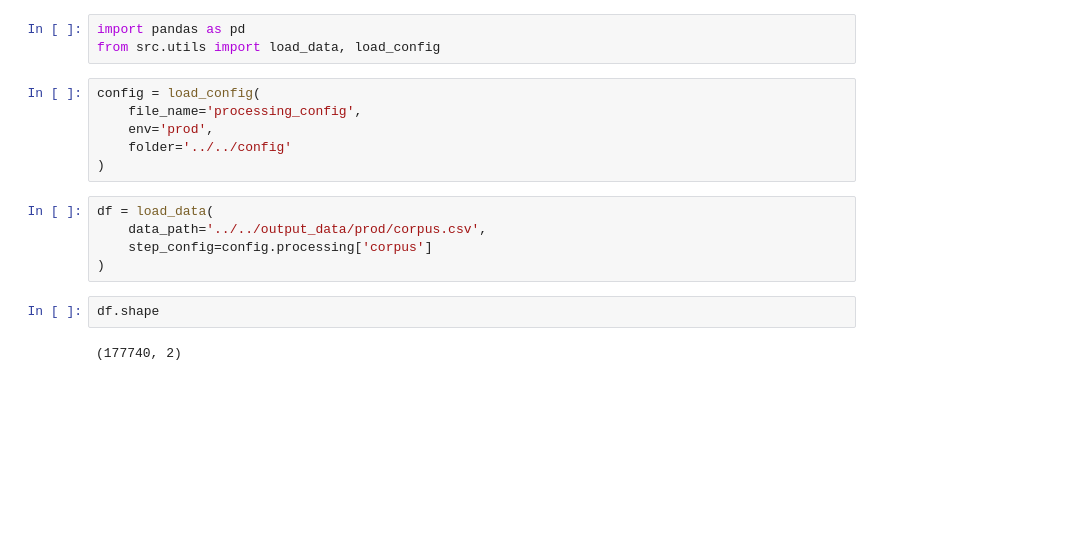
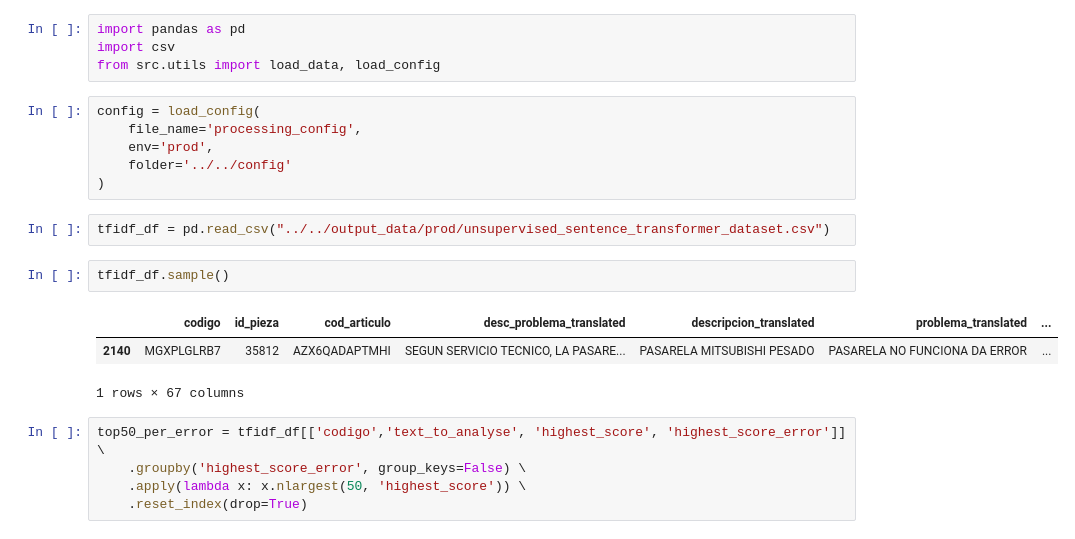
Before and after one commit to voliveira-airzonecontrol/myzone, a Jupyter notebook: src/notebooks/Teste.ipynb, the cells around one changed output. Drawn from its saved outputs; the diff is of its cells as text; blank space fills up the shorter version.

```diff
--- a/src/notebooks/Teste.ipynb
+++ b/src/notebooks/Teste.ipynb
@@ -1,5 +1,6 @@
 # %%
 import pandas as pd
+import csv
 from src.utils import load_data, load_config
 # %%
 config = load_config(
@@ -7,12 +8,16 @@ config = load_config(
     env='prod',
     folder='../../config'
 )
-# %%
-df = load_data(
-    data_path='../../output_data/prod/corpus.csv',
-    step_config=config.processing['corpus']
-)
-# %%
-df.shape
-# %% [output]
-(177740, 2)
+# %%
+tfidf_df = pd.read_csv("../../output_data/prod/unsupervised_sentence_transformer_dataset.csv")
+# %%
+tfidf_df.sample()
+# %% [output]
+|  | codigo | id_pieza | cod_articulo | desc_problema_translated | descripcion_translated | problema_translated | ... |
+| 2140 | MGXPLGLRB7 | 35812 | AZX6QADAPTMHI | SEGUN SERVICIO TECNICO, LA PASARE... | PASARELA MITSUBISHI PESADO | PASARELA NO FUNCIONA DA ERROR | ... |
+1 rows × 67 columns
+# %%
+top50_per_error = tfidf_df[['codigo','text_to_analyse', 'highest_score', 'highest_score_error']] \
+    .groupby('highest_score_error', group_keys=False) \
+    .apply(lambda x: x.nlargest(50, 'highest_score')) \
+    .reset_index(drop=True)
```
Also changed, not shown: parts of 18 cells of this notebook, 27 other files.
